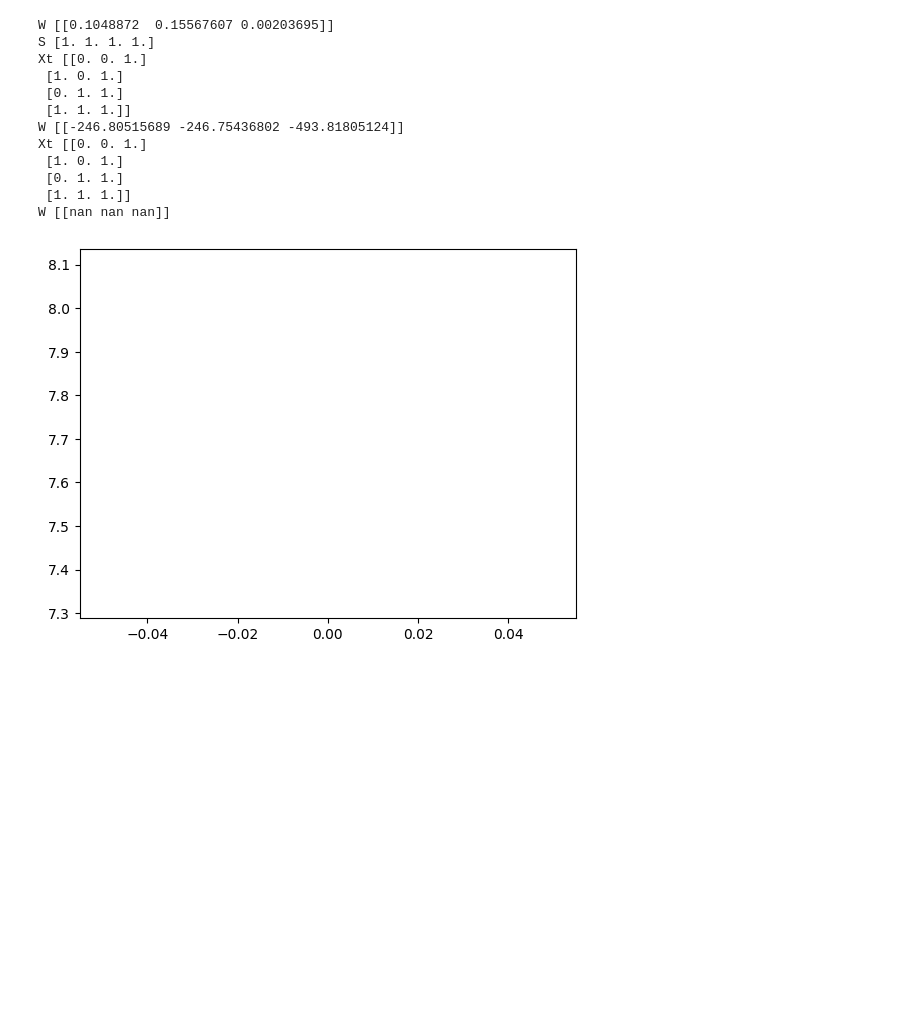
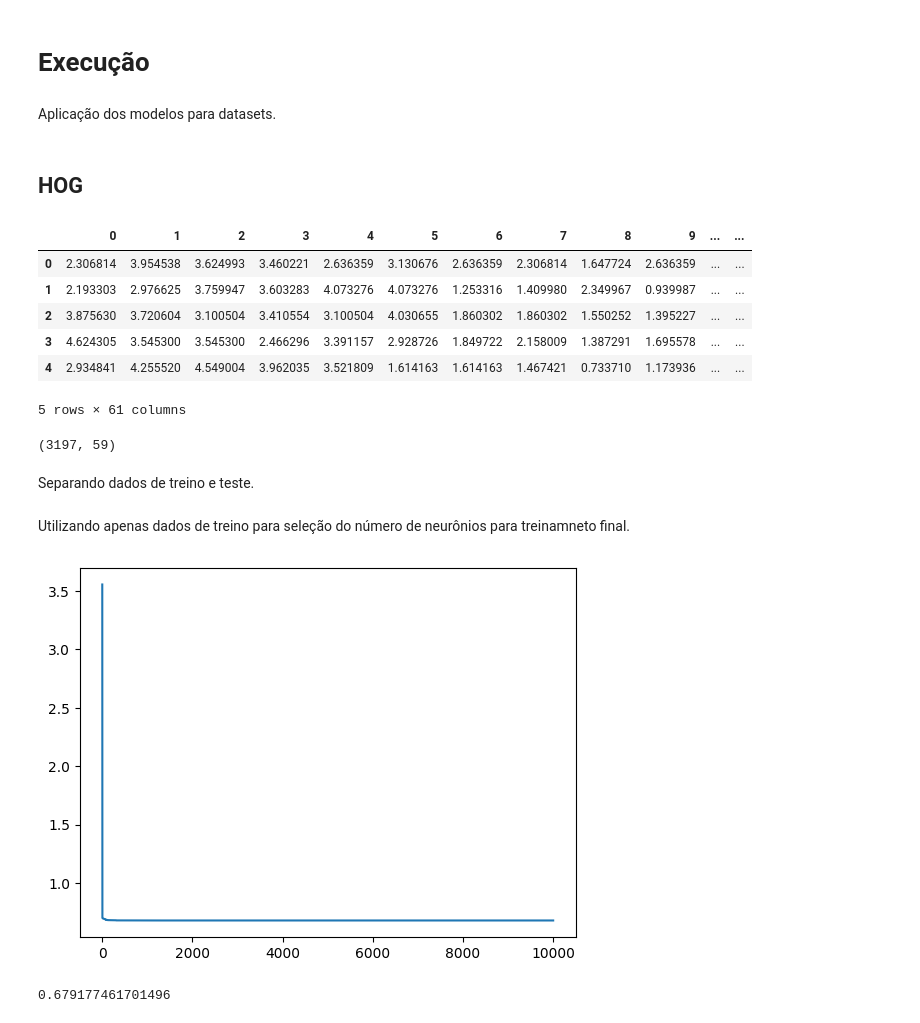
Before and after one commit to cabertoldi/SIN5016, a Jupyter notebook: notebooks/models/RegLog.ipynb, the cells around one changed output. Cells and saved outputs as stored; diff of their text form; code cells hidden in the pictures; blank space fills up the shorter version.

```diff
--- a/notebooks/models/RegLog.ipynb
+++ b/notebooks/models/RegLog.ipynb
@@ -117,0 +94,6 @@ def binary_cross_entropy(y_true, y_pred):
+# %% [markdown]
+# Execução
+# %% [markdown]
+Aplicação dos modelos para datasets.
+# %% [markdown]
+## HOG
@@ -117,0 +102,23 @@ def binary_cross_entropy(y_true, y_pred):
+# %%
+df.head()
+# %% [output]
+|  | 0 | 1 | 2 | 3 | 4 | 5 | 6 | 7 | 8 | 9 | ... | ... |
+| 0 | 2.306814 | 3.954538 | 3.624993 | 3.460221 | 2.636359 | 3.130676 | 2.636359 | 2.306814 | 1.647724 | 2.636359 | ... | ... |
+| 1 | 2.193303 | 2.976625 | 3.759947 | 3.603283 | 4.073276 | 4.073276 | 1.253316 | 1.409980 | 2.349967 | 0.939987 | ... | ... |
+| 2 | 3.875630 | 3.720604 | 3.100504 | 3.410554 | 3.100504 | 4.030655 | 1.860302 | 1.860302 | 1.550252 | 1.395227 | ... | ... |
+| 3 | 4.624305 | 3.545300 | 3.545300 | 2.466296 | 3.391157 | 2.928726 | 1.849722 | 2.158009 | 1.387291 | 1.695578 | ... | ... |
+| 4 | 2.934841 | 4.255520 | 4.549004 | 3.962035 | 3.521809 | 1.614163 | 1.614163 | 1.467421 | 0.733710 | 1.173936 | ... | ... |
+5 rows × 61 columns
+# %%
+X = df.iloc[:, 1:-1].values
+y = df.iloc[:, -1].values
+# %%
+X.shape
+# %% [output]
+(3197, 59)
+# %%
+y = [int(tag is True) for tag in y]
+# %%
+y = np.array(y)
+# %% [markdown]
+Separando dados de treino e teste.
@@ -118,19 +127,15 @@ def binary_cross_entropy(y_true, y_pred):
+# %%
+X_train, X_test, y_train, y_test = train_test_split(X, y, test_size=0.30, random_state=42)
+# %% [markdown]
+Utilizando apenas dados de treino para seleção do número de neurônios para treinamneto final.
 # %%
 # número de saídas
 k = 1
 # %%
-W = regression(Xt, y, k)
+W, error = regression(X_train, y_train, k)
 # %% [output]
-W [[0.1048872  0.15567607 0.00203695]]
-S [1. 1. 1. 1.]
-Xt [[0. 0. 1.]
- [1. 0. 1.]
- [0. 1. 1.]
- [1. 1. 1.]]
-W [[-246.80515689 -246.75436802 -493.81805124]]
-Xt [[0. 0. 1.]
- [1. 0. 1.]
- [0. 1. 1.]
- [1. 1. 1.]]
-W [[nan nan nan]]
-[figure, old version]
+[figure, new version]
+# %%
+error
+# %% [output]
+0.679177461701496
```
Also changed, not shown: parts of 27 cells of this notebook, 1 other file.
